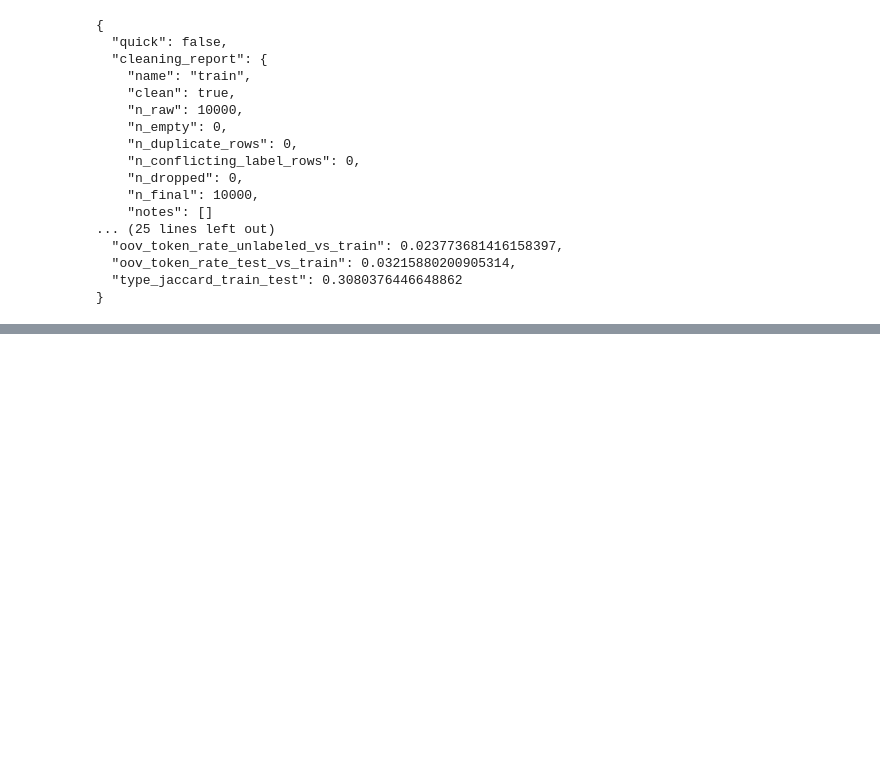
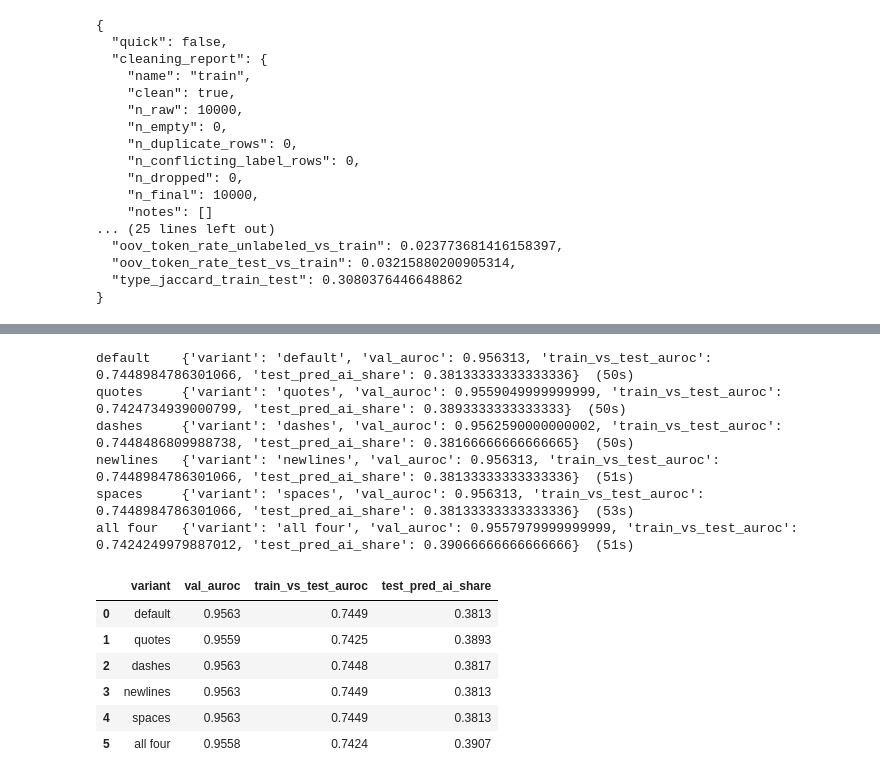
Before and after one commit to 2akc/CS5785_GroupProject, a Jupyter notebook: notebooks/allen/eda.ipynb, the cells around one changed output, grey strips where cells are left out. Saved outputs shown, nothing was run; the diff lists cells and outputs as text; code cells hidden in the pictures; blank space fills up the shorter version.

```diff
--- a/notebooks/01_data_cleaning_eda.ipynb
+++ b/notebooks/allen/eda.ipynb
@@ -261,0 +246,33 @@ print(json.dumps(summary, indent=2, default=str))
+# %%
+VARIANTS = {"default": True, "quotes": ["quotes"], "dashes": ["dashes"], "newlines": ["newlines"],
+            "spaces": ["spaces"], "all four": ["quotes", "dashes", "newlines", "spaces"]}
+rows = []
+for name, clean in VARIANTS.items():
+    t0 = time.time()
+    tr, va = get_split(quick=QUICK, clean=clean, verbose=False)
+    te = load_test(clean=clean, verbose=False)
+    m = make_model("baseline").fit(tr["text"], tr["label"])
+    X = pd.concat([tr["text"], va["text"], te["text"]], ignore_index=True)
+    y = np.r_[np.zeros(len(tr) + len(va)), np.ones(len(te))]
+    row = {"variant": name,
+           "val_auroc": auroc(va["label"], predict_proba1(m, va["text"])),
+           "train_vs_test_auroc": cross_val_auroc(make_model("baseline"), X, y, k=3)["cv_auroc_mean"],
+           "test_pred_ai_share": float((predict_proba1(m, te["text"]) >= 0.5).mean())}
+    rows.append(row)
+    log_result("cleaning_variants", {"variant": name, "quick": QUICK}, {k: v for k, v in row.items() if k != "variant"})
+    print(f"{name:10s} {row}  ({time.time() - t0:.0f}s)")
+pd.DataFrame(rows).round(4)
+# %% [output]
+default    {'variant': 'default', 'val_auroc': 0.956313, 'train_vs_test_auroc': 0.7448984786301066, 'test_pred_ai_share': 0.38133333333333336}  (50s)
+quotes     {'variant': 'quotes', 'val_auroc': 0.9559049999999999, 'train_vs_test_auroc': 0.7424734939000799, 'test_pred_ai_share': 0.3893333333333333}  (50s)
+dashes     {'variant': 'dashes', 'val_auroc': 0.9562590000000002, 'train_vs_test_auroc': 0.7448486809988738, 'test_pred_ai_share': 0.38166666666666665}  (50s)
+newlines   {'variant': 'newlines', 'val_auroc': 0.956313, 'train_vs_test_auroc': 0.7448984786301066, 'test_pred_ai_share': 0.38133333333333336}  (51s)
+spaces     {'variant': 'spaces', 'val_auroc': 0.956313, 'train_vs_test_auroc': 0.7448984786301066, 'test_pred_ai_share': 0.38133333333333336}  (53s)
+all four   {'variant': 'all four', 'val_auroc': 0.9557979999999999, 'train_vs_test_auroc': 0.7424249979887012, 'test_pred_ai_share': 0.39066666666666666}  (51s)
+|  | variant | val_auroc | train_vs_test_auroc | test_pred_ai_share |
+| 0 | default | 0.9563 | 0.7449 | 0.3813 |
+| 1 | quotes | 0.9559 | 0.7425 | 0.3893 |
+| 2 | dashes | 0.9563 | 0.7448 | 0.3817 |
+| 3 | newlines | 0.9563 | 0.7449 | 0.3813 |
+| 4 | spaces | 0.9563 | 0.7449 | 0.3813 |
+| 5 | all four | 0.9558 | 0.7424 | 0.3907 |
```
Also changed, not shown: parts of 5 cells of this notebook, 39 other files.
